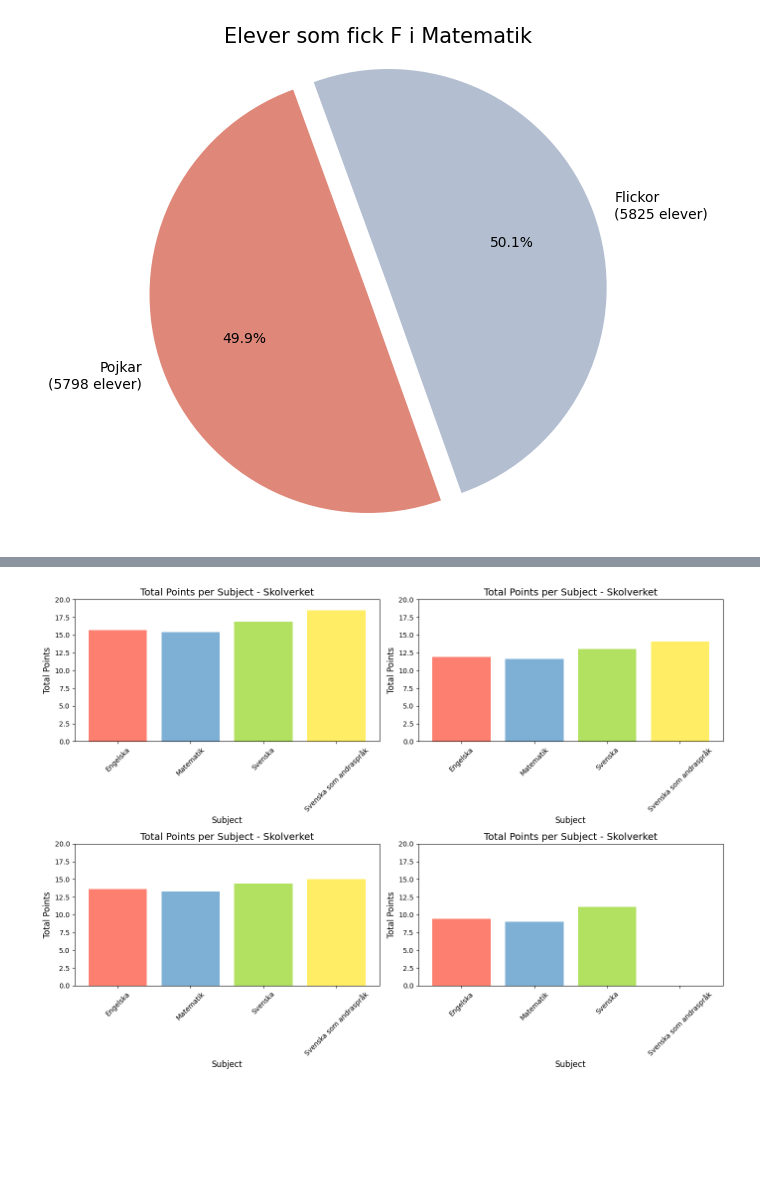
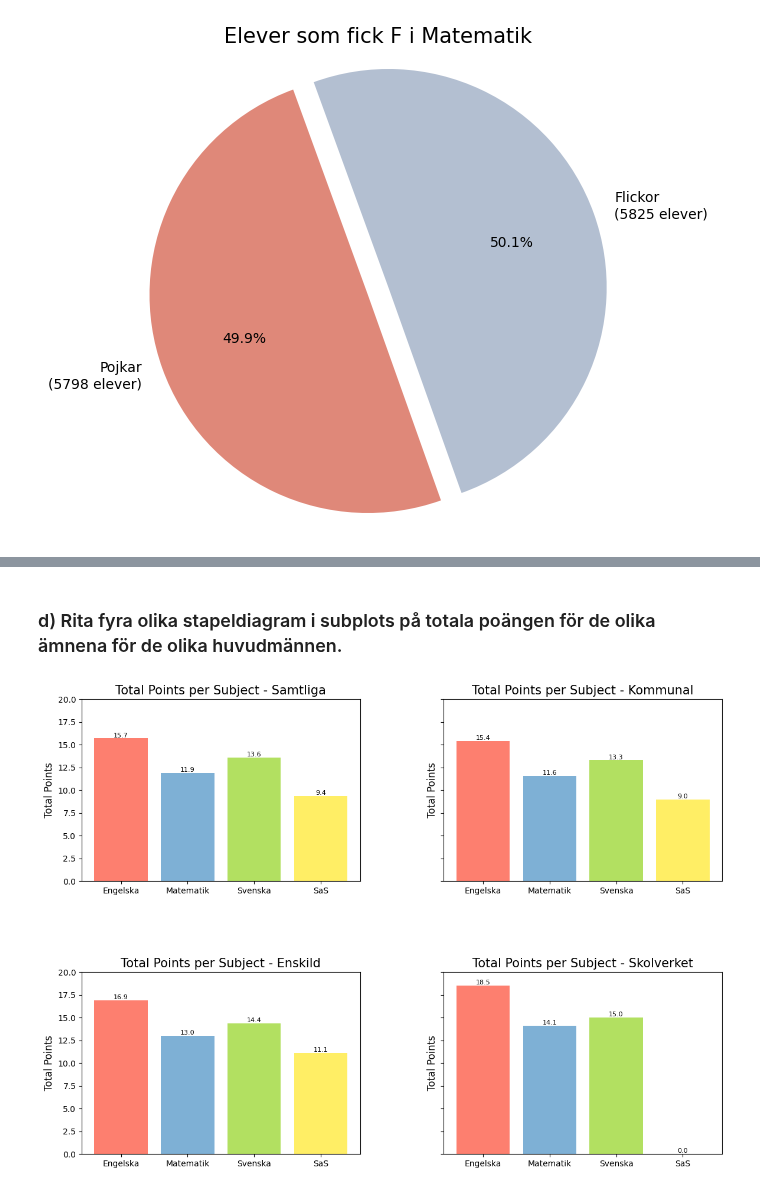
Before and after one commit to ArthurLopez1/Python-Arthur-Lopez-OPA23, a Jupyter notebook: labb2/labb2.ipynb, the cells around one changed output, grey strips where cells are left out. Saved outputs shown, nothing was run; the diff lists cells and outputs as text; code cells hidden in the pictures; blank space fills up the shorter version.

Commit message:
subplot charts solved

```diff
--- a/labb2/labb2.ipynb
+++ b/labb2/labb2.ipynb
@@ -146,7 +146,7 @@ plt.show()
 import seaborn as sns
 
 # Define the data for different subjects
-subjects = ['Engelska', 'Matematik', 'Svenska', 'Svenska som andraspråk']
+subjects = ['Engelska', 'Matematik', 'Svenska', 'SaS']
 total_points = [df_eng['Totalt(poäng)'].iloc[0], df_mat['Totalt(poäng)'].iloc[0], df_swe['Totalt(poäng)'].iloc[0], df_swe_as['Totalt(poäng)'].iloc[0]]
 
 custom_colors = ['#fd7f6f', '#7eb0d5', '#b2e061', '#ffee65']
@@ -158,7 +158,6 @@ ax = sns.barplot(x=subjects, y=total_points, palette=custom_colors)
 plt.title('Totalt Poäng per Ämne', fontsize=15)
 plt.xlabel('Ämne')
 plt.ylabel('Poäng')
-plt.xticks(rotation=45)
 plt.xticks(rotation=0)
 plt.tight_layout()
 #plt.savefig('points_barchart.png', bbox_inches='tight', transparent=True, pad_inches=0, facecolor=(1, 1, 1))
@@ -228,31 +170,48 @@ Passing `palette` without assigning `hue` is deprecated and will be removed in v
+# %% [markdown]
+### d) Rita fyra olika stapeldiagram i subplots på totala poängen för de olika ämnena för de olika huvudmännen.
 # %%
-# Define the dataframes
-dataframes = [df_eng, df_mat, df_swe, df_swe_as]
+
+import numpy as np
+
+# Define Huvudman names
+huvudman_names = ['Samtliga', 'Kommunal', 'Enskild', 'Skolverket']
 
 # Create subplots for each Huvudman
-fig, axes = plt.subplots(nrows=2, ncols=2, figsize=(14, 10))
+fig, axes = plt.subplots(nrows=2, ncols=2, figsize=(14, 10), sharey=True, gridspec_kw={'hspace': 0.5})
 axes = axes.flatten()  # Flatten the axes array for easier iteration
 
 # Iterate over each Huvudman to create a bar chart
-for i, (df, ax) in enumerate(zip(dataframes, axes)):
-    # Extract total points for each subject
-    points = [row['Totalt(poäng)'] for _, row in df.iterrows()]
+for i, huvudman in enumerate(huvudman_names):
+    # Filter data for the current Huvudman for each subject
+    df_eng_huvudman = df_eng[df_eng['Huvudman'] == huvudman]
+    df_mat_huvudman = df_mat[df_mat['Huvudman'] == huvudman]
+    df_swe_huvudman = df_swe[df_swe['Huvudman'] == huvudman]
+    df_swe_as_huvudman = df_swe_as[df_swe_as['Huvudman'] == huvudman]
 
-    # Convert non-numeric values to NaN
-    points = [float(val) if val != '..' else float(0) for val in points]
+    # Convert 'Totalt(poäng)' column to numeric, replacing non-numeric values with 0
+    total_points_eng = pd.to_numeric(df_eng_huvudman['Totalt(poäng)'], errors='coerce').fillna(0).astype(float).values
+    total_points_mat = pd.to_numeric(df_mat_huvudman['Totalt(poäng)'], errors='coerce').fillna(0).astype(float).values
+    total_points_swe = pd.to_numeric(df_swe_huvudman['Totalt(poäng)'], errors='coerce').fillna(0).astype(float).values
+    total_points_swe_as = pd.to_numeric(df_swe_as_huvudman['Totalt(poäng)'], errors='coerce').fillna(0).astype(float).values
 
-    # Create the bar plot
-    ax.bar(subjects, points, color=custom_colors)
-
-    plt.title(f'Total Points by Subject for {huvudman}')
-    ax.set_title(f'Total Points per Subject - {huvudman}', fontsize=14)
-    ax.set_xlabel('Subject', fontsize=12)
+    # Plot bar chart
+    ax = axes[i]
+    bars = ax.bar(subjects, [np.mean(total_points_eng), np.mean(total_points_mat), np.mean(total_points_swe), np.mean(total_points_swe_as)], color=custom_colors)
+    ax.set_title(f'Total Points per Subject - {huvudman}', fontsize=15)
     ax.set_ylabel('Total Points', fontsize=12)
     ax.set_ylim(0, 20)  # Set y-axis limit from 0 to 20
-    ax.tick_params(axis='x', rotation=45)  # Rotate x-axis labels
+    ax.tick_params(axis='x', rotation=0)  # Rotate x-axis labels
+
+    # Add value lables
+    for bar in bars:
+        height = bar.get_height()
+        ax.text(bar.get_x() + bar.get_width() / 2, height, f'{height:.1f}', ha='center', va='bottom', fontsize=8)
+
+plt.subplots_adjust(wspace=0.3, hspace=0.3)
 
 # Adjust layout and display the subplots
 plt.tight_layout()
+#plt.savefig('subplot_points_huvudman.png', bbox_inches='tight', transparent=True, pad_inches=0, facecolor=(1, 1, 1))
 plt.show()
 # %% [output]
-[figure, old version]
+[figure, new version]
```
Also changed, not shown: parts of 5 cells of this notebook, 6 other files.
